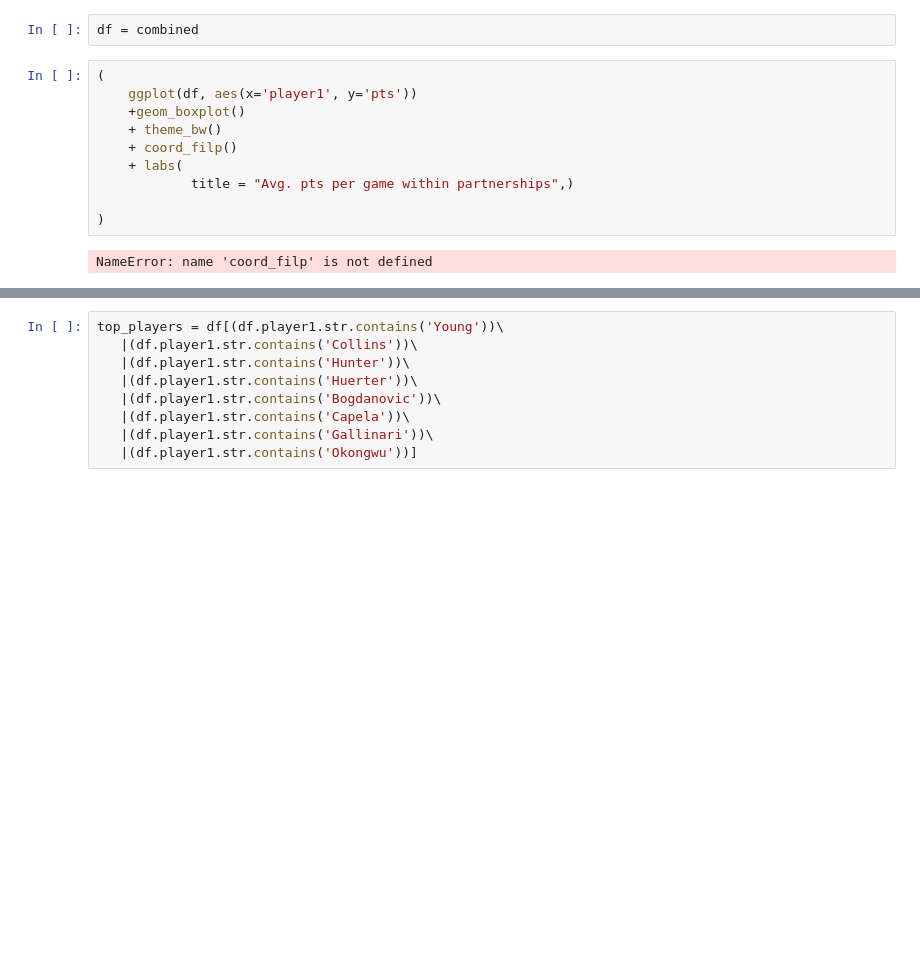
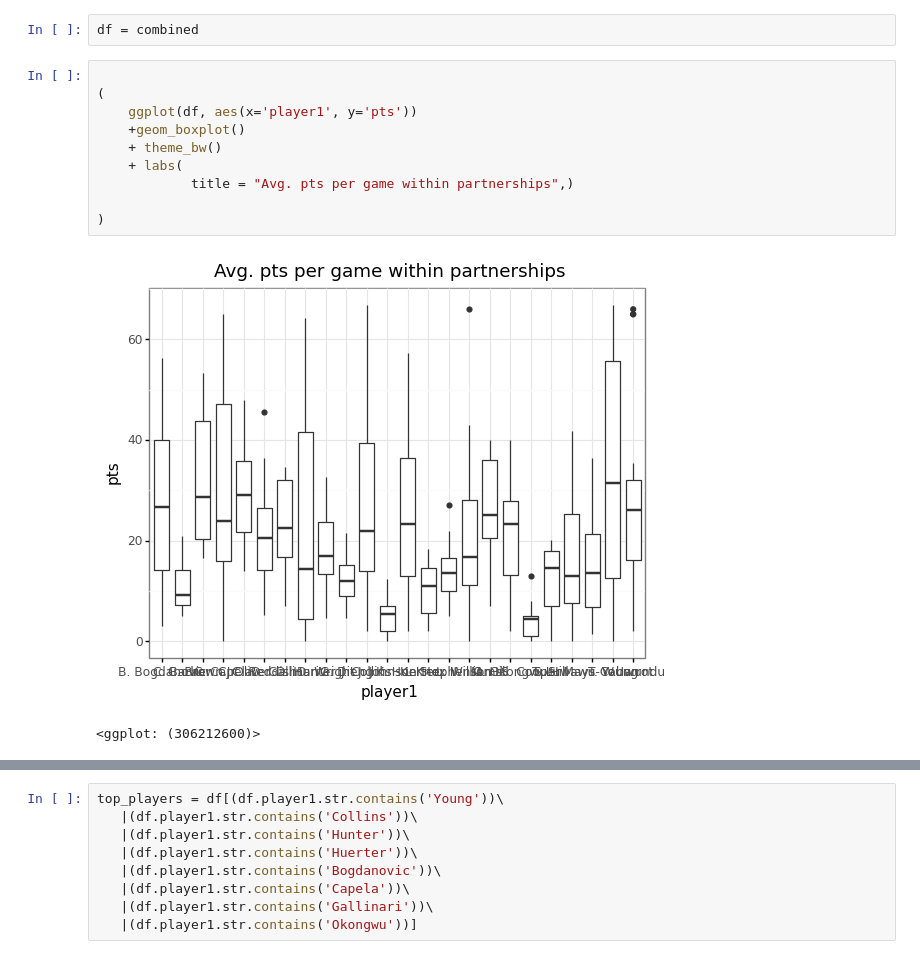
Before and after one commit to jessieblaeser/Trae-Young-Impact, a Jupyter notebook: analysis/Assessing lineups, 2021-22 season.ipynb, the cells around one changed output, grey strips where cells are left out. Drawn from its saved outputs; the diff is of its cells as text; blank space fills up the shorter version.

```diff
--- a/analysis/Assessing lineups, 2021-22 season.ipynb
+++ b/analysis/Assessing lineups, 2021-22 season.ipynb
@@ -435,17 +340,18 @@ combined = pd.concat([df, copied], ignore_index=True)
 # %%
 df = combined
 # %%
+
 (
     ggplot(df, aes(x='player1', y='pts'))
     +geom_boxplot()
     + theme_bw()
-    + coord_filp()
     + labs(
             title = "Avg. pts per game within partnerships",)
 
 )
 # %% [output]
+[figure, added]
-NameError: name 'coord_filp' is not defined
+<ggplot: (306212600)>
 # %%
 (
     ggplot(df, aes(x='player1', y='pts'))
```
Also changed, not shown: parts of 40 cells of this notebook, 7 other files.
